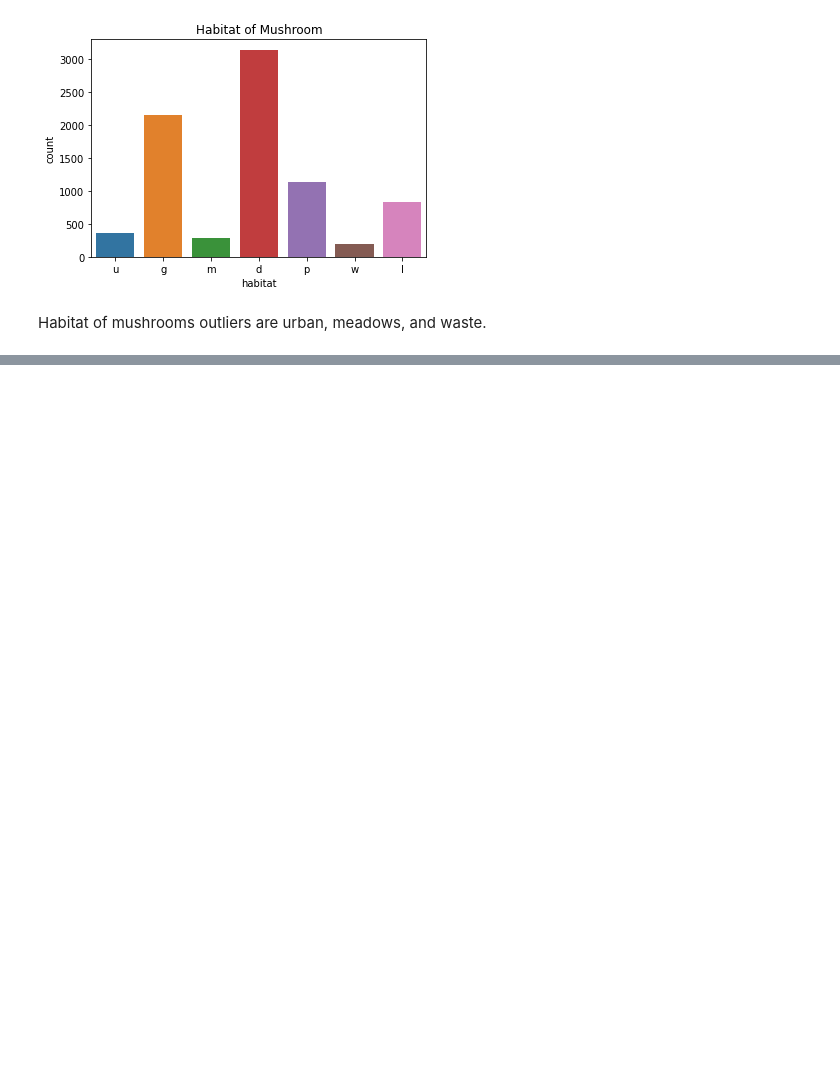
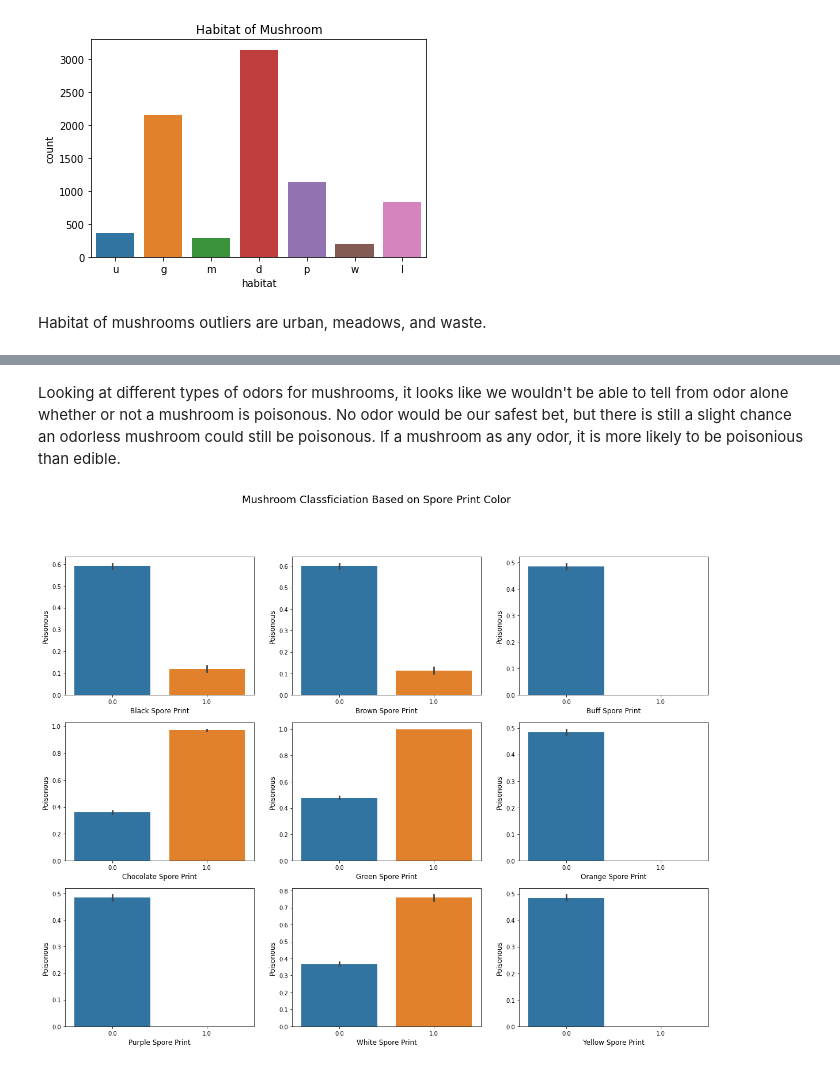
Before and after one commit to victoriawhite17/Mushroom-Class, a Jupyter notebook: Mushroom.ipynb, the cells around one changed output, grey strips where cells are left out. Cells and saved outputs as stored; diff of their text form; code cells hidden in the pictures; blank space fills up the shorter version.

```diff
--- a/Mushroom.ipynb
+++ b/Mushroom.ipynb
@@ -307,0 +392,35 @@ Habitat of mushrooms outliers are urban, meadows, and waste.
+# %% [markdown]
+Looking at different types of odors for mushrooms, it looks like we wouldn't be able to tell from odor alone whether or not a mushroom is poisonous. No odor would be our safest bet, but there is still a slight chance an odorless mushroom could still be poisonous. If a mushroom as any odor, it is more likely to be poisonious than edible.
+# %%
+fig, axes = plt.subplots(3,3, figsize=(20,15))
+fig.suptitle('Mushroom Classficiation Based on Spore Print Color', fontsize=18)
+
+sns.barplot(ax=axes[0,0], x=ohe_ml_df['spore-print-color_k'], y=poisonious)
+axes[0,0].set_xlabel('Black Spore Print', fontsize=(12))
+axes[0,0].set_ylabel('Poisonous', fontsize=(12))
+sns.barplot(ax=axes[0,1], x=ohe_ml_df['spore-print-color_n'], y=poisonious)
+axes[0,1].set_xlabel('Brown Spore Print', fontsize=(12))
+axes[0,1].set_ylabel('Poisonous', fontsize=(12))
+sns.barplot(ax=axes[0,2], x=ohe_ml_df['spore-print-color_b'], y=poisonious)
+axes[0,2].set_xlabel('Buff Spore Print', fontsize=(12))
+axes[0,2].set_ylabel('Poisonous', fontsize=(12))
+sns.barplot(ax=axes[1,0], x=ohe_ml_df['spore-print-color_h'], y=poisonious)
+axes[1,0].set_xlabel('Chocolate Spore Print', fontsize=(12))
+axes[1,0].set_ylabel('Poisonous', fontsize=(12))
+sns.barplot(ax=axes[1,1], x=ohe_ml_df['spore-print-color_r'], y=poisonious)
+axes[1,1].set_xlabel('Green Spore Print', fontsize=(12))
+axes[1,1].set_ylabel('Poisonous', fontsize=(12))
+sns.barplot(ax=axes[1,2], x=ohe_ml_df['spore-print-color_o'], y=poisonious)
+axes[1,2].set_xlabel('Orange Spore Print', fontsize=(12))
+axes[1,2].set_ylabel('Poisonous', fontsize=(12))
+sns.barplot(ax=axes[2,0], x=ohe_ml_df['spore-print-color_u'], y=poisonious)
+axes[2,0].set_xlabel('Purple Spore Print', fontsize=(12))
+axes[2,0].set_ylabel('Poisonous', fontsize=(12))
+sns.barplot(ax=axes[2,1], x=ohe_ml_df['spore-print-color_w'], y=poisonious)
+axes[2,1].set_xlabel('White Spore Print', fontsize=(12))
+axes[2,1].set_ylabel('Poisonous', fontsize=(12))
+sns.barplot(ax=axes[2,2], x=ohe_ml_df['spore-print-color_y'], y=poisonious)
+axes[2,2].set_xlabel('Yellow Spore Print', fontsize=(12))
+axes[2,2].set_ylabel('Poisonous', fontsize=(12));
+# %% [output]
+[figure, added]
```
Also changed, not shown: parts of 12 cells of this notebook.
